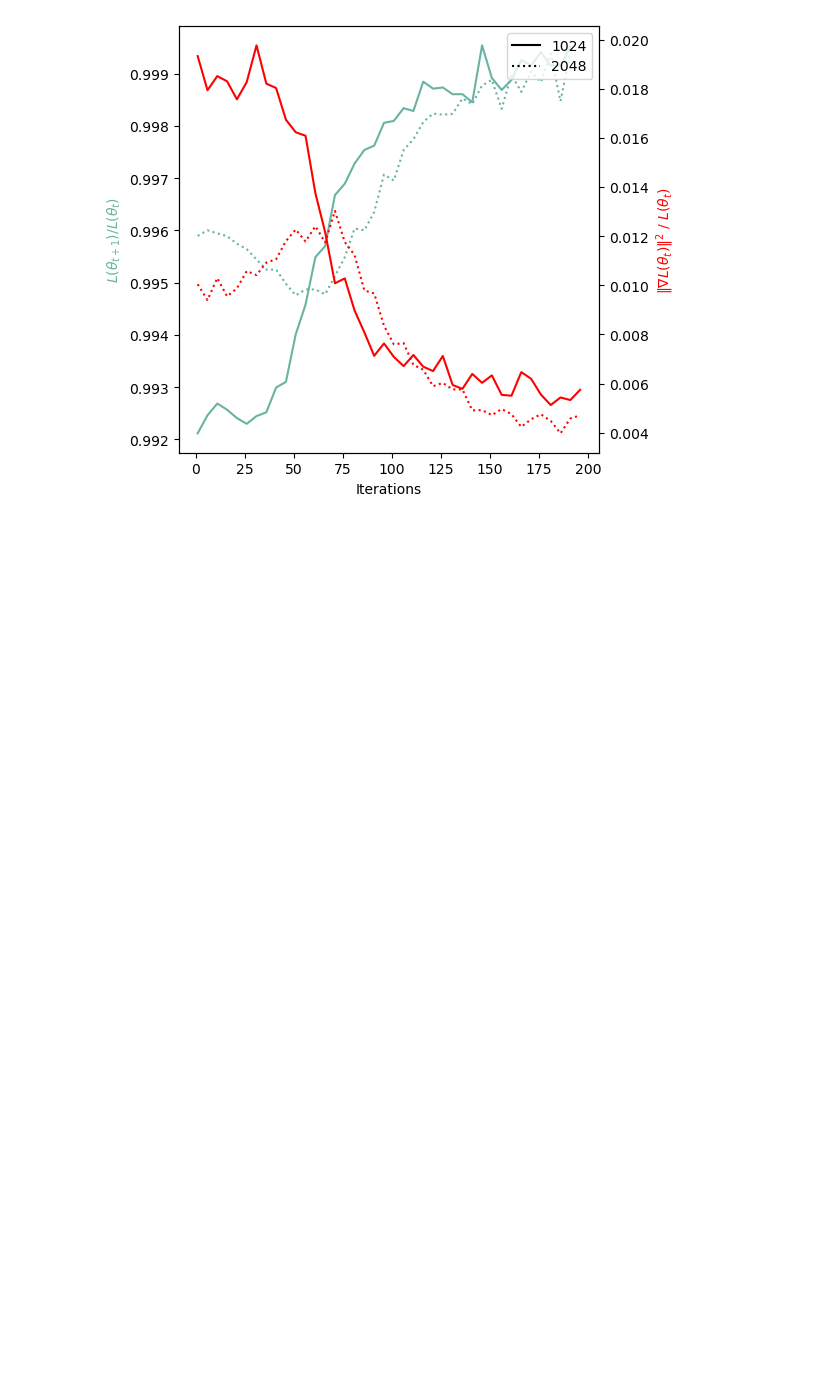
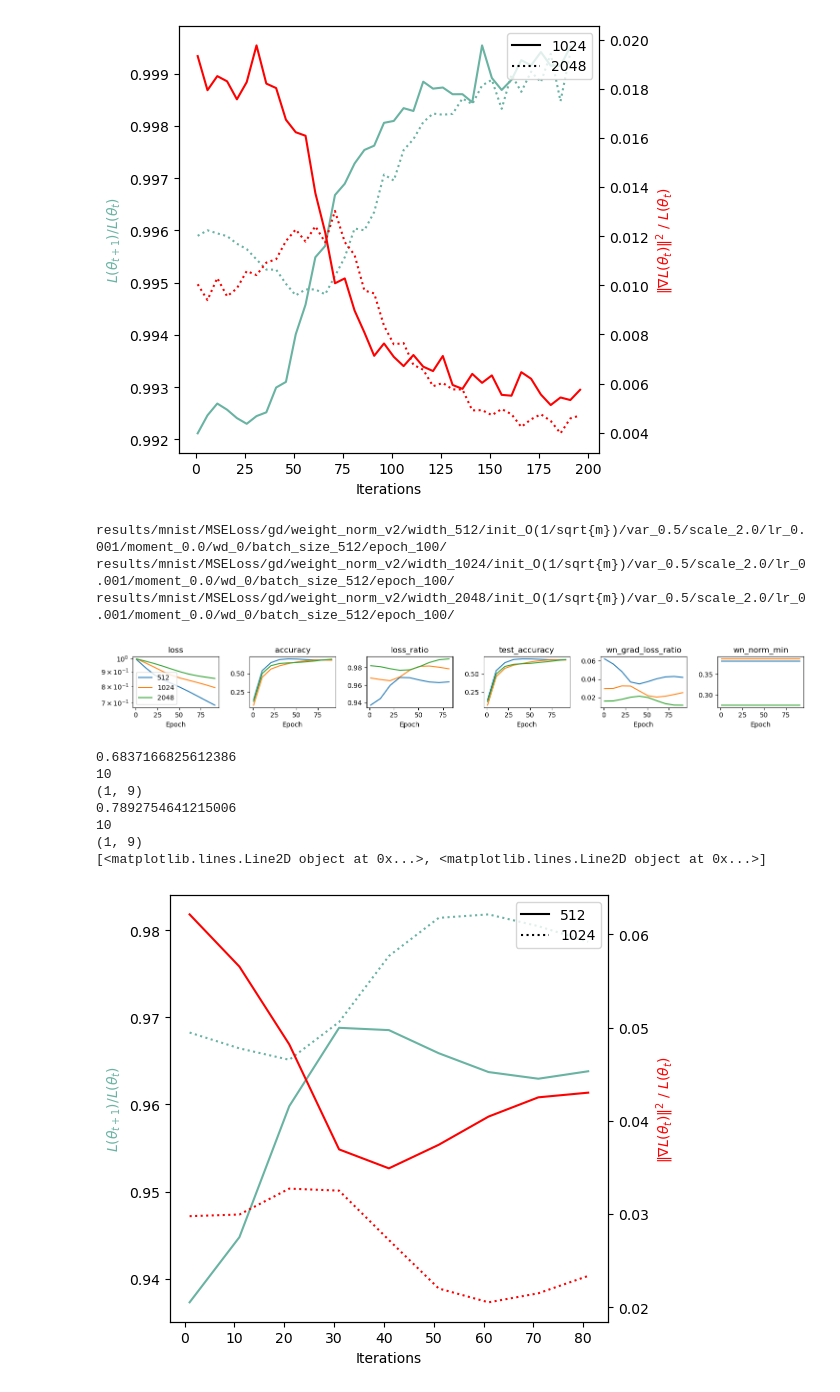
Before and after one commit to lucmonl/mlopt, a Jupyter notebook: notebook/weight_norm.ipynb, the cells around one changed output. Cells and saved outputs as stored; diff of their text form; code cells hidden in the pictures; blank space fills up the shorter version.

```diff
--- a/notebook/weight_norm.ipynb
+++ b/notebook/weight_norm.ipynb
@@ -1353,3 +1353,43 @@ results/cifar/MSELoss/gd/weight_norm_v2/width_2048/init_O(1/sqrt{m})/var_0.5/sca
 # %%
 ! python main.py --dataset mnist --model weight_norm_v2 --loss MSELoss --opt gd --lr 0.01 --epoch 100 --analysis loss weight_norm --batch_size 512 --width 2048 --init_mode "O(1/sqrt{m})" --basis_var 0.5 --wn_scale 2.0 --log_interval 10
 ! python main.py --dataset mnist --model weight_norm_v2 --loss MSELoss --opt gd --lr 0.01 --epoch 100 --analysis loss weight_norm --batch_size 512 --width 1024 --init_mode "O(1/sqrt{m})" --basis_var 0.5 --wn_scale 2.0 --log_interval 10
+# %%
+from plot_functions import plot_figures_opts_attrs, plot_loss_ratio_vs_grad
+from main import graphs
+
+lr, dataset_name, loss_name, opt_name, momentum, weight_decay, batch_size, epochs = 0.001, "mnist", 'MSELoss', "gd", 0.0, 0, 512, 100
+model_name = "weight_norm_v2"
+wn_init_mode, wn_basis_var, wn_scale= "O(1/sqrt{m})", 0.5, 2.0
+
+model_params = {}
+model_params[1] = {"width": 256, "init": wn_init_mode, "var": wn_basis_var, "scale": wn_scale,}
+model_params[512] = {"width": 512, "init": wn_init_mode, "var": wn_basis_var, "scale": wn_scale}
+model_params[1024] = {"width": 1024, "init": wn_init_mode, "var": wn_basis_var, "scale": wn_scale}
+model_params[2048] = {"width": 2048, "init": wn_init_mode, "var": wn_basis_var, "scale": wn_scale}
+model_params[4096] = {"width": 4096, "init": wn_init_mode, "var": wn_basis_var, "scale": wn_scale}
+
+opt_params = {}
+opt_params[1] = {'lr': lr, 'dataset_name':dataset_name, 'loss': loss_name, 'opt':opt_name, 'model_name':model_name, 'momentum':momentum, 'weight_decay':weight_decay, 'batch_size':batch_size, 'epochs':epochs}
+opt_params[512] = {'lr': lr, 'dataset_name':dataset_name, 'loss': loss_name, 'opt':opt_name, 'model_name':model_name, 'momentum':momentum, 'weight_decay':weight_decay, 'batch_size':batch_size, 'epochs':epochs}
+opt_params[1024] = {'lr': lr, 'dataset_name':dataset_name, 'loss': loss_name, 'opt':opt_name, 'model_name':model_name, 'momentum':momentum, 'weight_decay':weight_decay, 'batch_size':batch_size, 'epochs':epochs}
+opt_params[2048] = {'lr': lr, 'dataset_name':dataset_name, 'loss': loss_name, 'opt':opt_name, 'model_name':model_name, 'momentum':momentum, 'weight_decay':weight_decay, 'batch_size':batch_size, 'epochs':epochs}
+opt_params[4096] = {'lr': lr, 'dataset_name':dataset_name, 'loss': loss_name, 'opt':opt_name, 'model_name':model_name, 'momentum':momentum, 'weight_decay':weight_decay, 'batch_size':batch_size, 'epochs':epochs}
+
+#opt_params['norm-sgd'] = {"adv_eta":0.05, 'lr': lr, 'dataset_name':dataset_name, 'loss': loss_name, 'opt':'norm-sgd', 'model_name':model_name, 'momentum':momentum, 'weight_decay':weight_decay, 'batch_size':batch_size, 'epochs':5000}
+#opt_params['norm-sgd-0.1'] = {"adv_eta":0.01, 'lr': lr, 'dataset_name':dataset_name, 'loss': loss_name, 'opt':'norm-sgd', 'model_name':model_name, 'momentum':momentum, 'weight_decay':weight_decay, 'batch_size':batch_size, 'epochs':epochs}
+
+plot_figures_opts_attrs([512, 1024, 2048], model_params, opt_params, attrs=["loss", "accuracy", "loss_ratio", "test_accuracy", 'wn_grad_loss_ratio', 'wn_norm_min'])
+plot_loss_ratio_vs_grad([512, 1024], model_params, opt_params)
+# %% [output]
+results/mnist/MSELoss/gd/weight_norm_v2/width_512/init_O(1/sqrt{m})/var_0.5/scale_2.0/lr_0.001/moment_0.0/wd_0/batch_size_512/epoch_100/
+results/mnist/MSELoss/gd/weight_norm_v2/width_1024/init_O(1/sqrt{m})/var_0.5/scale_2.0/lr_0.001/moment_0.0/wd_0/batch_size_512/epoch_100/
+results/mnist/MSELoss/gd/weight_norm_v2/width_2048/init_O(1/sqrt{m})/var_0.5/scale_2.0/lr_0.001/moment_0.0/wd_0/batch_size_512/epoch_100/
+[figure, added]
+0.6837166825612386
+10
+(1, 9)
+0.7892754641215006
+10
+(1, 9)
+[<matplotlib.lines.Line2D object at 0x...>, <matplotlib.lines.Line2D object at 0x...>]
+[figure, added]
```
Also changed, not shown: parts of 1 cell of this notebook, 5 other files.
